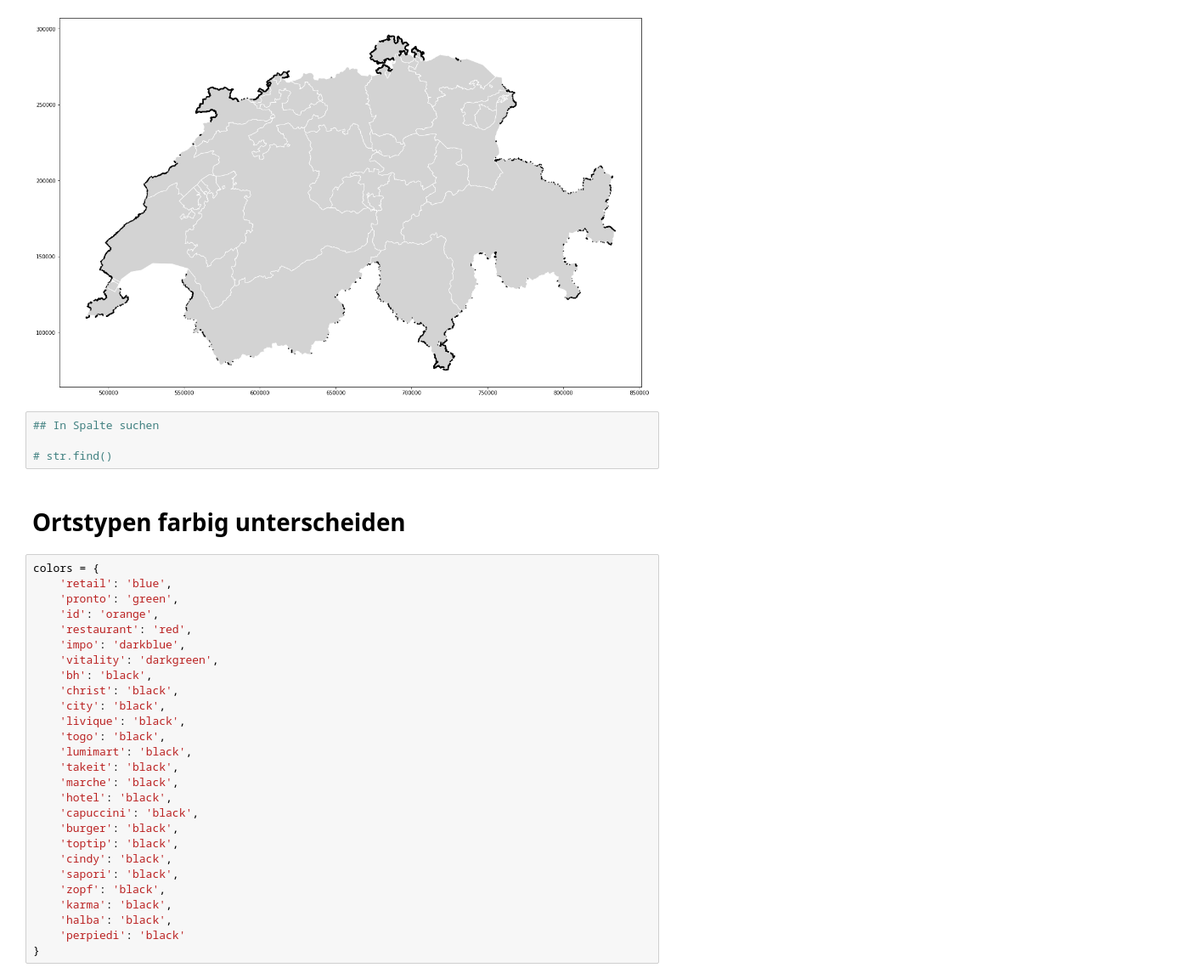
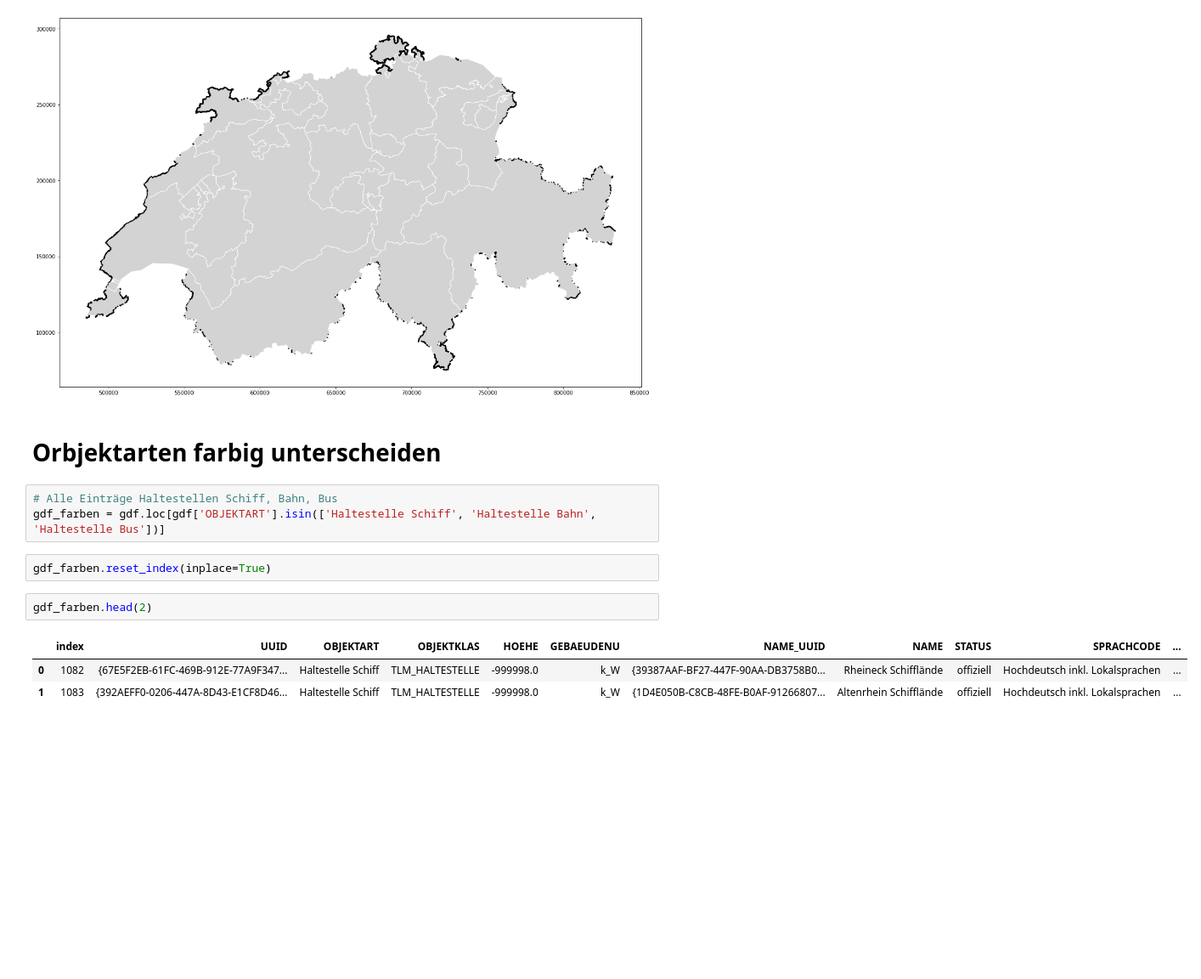
Before and after one commit to katrinnidzwetzki/cas-ddj-abschlussarbeit, a Jupyter notebook: 02_ortsnamen_plotting.ipynb, the cells around one changed output. Shown at 85% size. Saved outputs shown, nothing was run; the diff lists cells and outputs as text; blank space fills up the shorter version.

```diff
--- a/02_ortsnamen_plotting.ipynb
+++ b/02_ortsnamen_plotting.ipynb
@@ -202,36 +202,16 @@ gdf_grenzstein.plot(markersize=1, color='black', ax=ax)
 # %% [output]
 <matplotlib.axes._subplots.AxesSubplot at 0x...>
 [figure]
-# %%
-## In Spalte suchen
-
-# str.find()
 # %% [markdown]
-# Ortstypen farbig unterscheiden
+# Orbjektarten farbig unterscheiden
-# %%
-colors = {
-    'retail': 'blue',
-    'pronto': 'green',
-    'id': 'orange',
-    'restaurant': 'red',
-    'impo': 'darkblue',
-    'vitality': 'darkgreen',
-    'bh': 'black',
-    'christ': 'black',
-    'city': 'black',
-    'livique': 'black',
-    'togo': 'black',
-    'lumimart': 'black',
-    'takeit': 'black',
-    'marche': 'black',
-    'hotel': 'black',
-    'capuccini': 'black',
-    'burger': 'black',
-    'toptip': 'black',
-    'cindy': 'black',
-    'sapori': 'black',
-    'zopf': 'black',
-    'karma': 'black',
-    'halba': 'black',
-    'perpiedi': 'black'
-}
+# %%
+# Alle Einträge Haltestellen Schiff, Bahn, Bus
+gdf_farben = gdf.loc[gdf['OBJEKTART'].isin(['Haltestelle Schiff', 'Haltestelle Bahn', 'Haltestelle Bus'])]
+# %%
+gdf_farben.reset_index(inplace=True)
+# %%
+gdf_farben.head(2)
+# %% [output]
+|  | index | UUID | OBJEKTART | OBJEKTKLAS | HOEHE | GEBAEUDENU | NAME_UUID | NAME | STATUS | SPRACHCODE | ... |
+| 0 | 1082 | {67E5F2EB-61FC-469B-912E-77A9F347... | Haltestelle Schiff | TLM_HALTESTELLE | -999998.0 | k_W | {39387AAF-BF27-447F-90AA-DB3758B0... | Rheineck Schifflände | offiziell | Hochdeutsch inkl. Lokalsprachen | ... |
+| 1 | 1083 | {392AEFF0-0206-447A-8D43-E1CF8D46... | Haltestelle Schiff | TLM_HALTESTELLE | -999998.0 | k_W | {1D4E050B-C8CB-48FE-B0AF-91266807... | Altenrhein Schifflände | offiziell | Hochdeutsch inkl. Lokalsprachen | ... |
```
Also changed, not shown: parts of 6 cells of this notebook.
